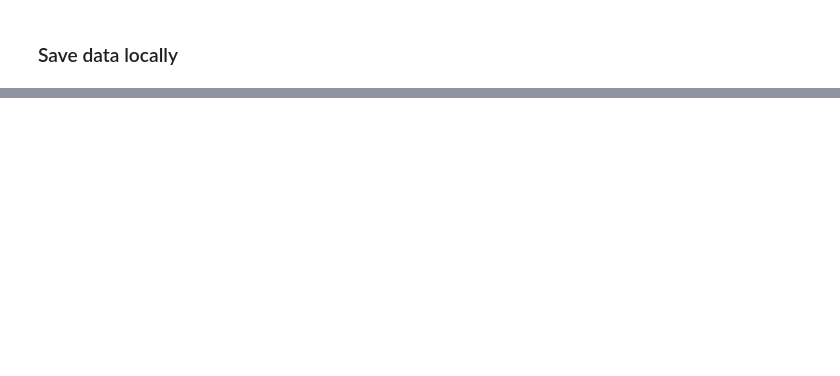
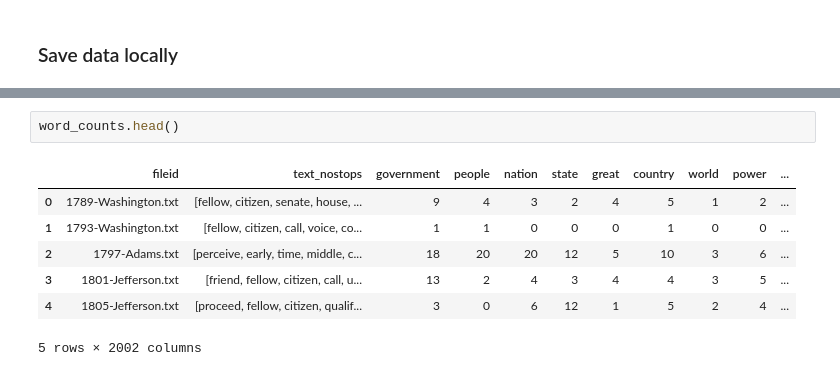
Before and after one commit to aarondelgiudice/thinkful, a Jupyter notebook: unit_4/capstone/4_5a_preprocessing.ipynb, the cells around one changed output, grey strips where cells are left out. Cells and saved outputs as stored; diff of their text form; blank space fills up the shorter version.

```diff
--- a/unit_4/capstone/4_5a_preprocessing.ipynb
+++ b/unit_4/capstone/4_5a_preprocessing.ipynb
@@ -786,0 +800,10 @@ files.download(filename+".csv")
+# %%
+word_counts.head()
+# %% [output]
+|  | fileid | text_nostops | government | people | nation | state | great | country | world | power | ... |
+| 0 | 1789-Washington.txt | [fellow, citizen, senate, house, ... | 9 | 4 | 3 | 2 | 4 | 5 | 1 | 2 | ... |
+| 1 | 1793-Washington.txt | [fellow, citizen, call, voice, co... | 1 | 1 | 0 | 0 | 0 | 1 | 0 | 0 | ... |
+| 2 | 1797-Adams.txt | [perceive, early, time, middle, c... | 18 | 20 | 20 | 12 | 5 | 10 | 3 | 6 | ... |
+| 3 | 1801-Jefferson.txt | [friend, fellow, citizen, call, u... | 13 | 2 | 4 | 3 | 4 | 4 | 3 | 5 | ... |
+| 4 | 1805-Jefferson.txt | [proceed, fellow, citizen, qualif... | 3 | 0 | 6 | 12 | 1 | 5 | 2 | 4 | ... |
+5 rows × 2002 columns
```
Also changed, not shown: parts of 21 cells of this notebook.
